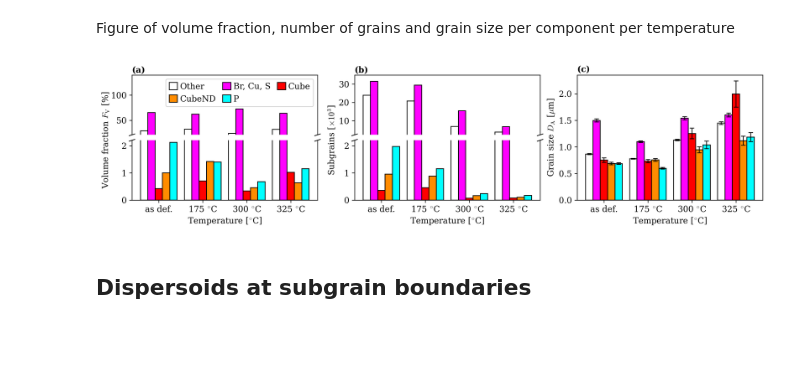
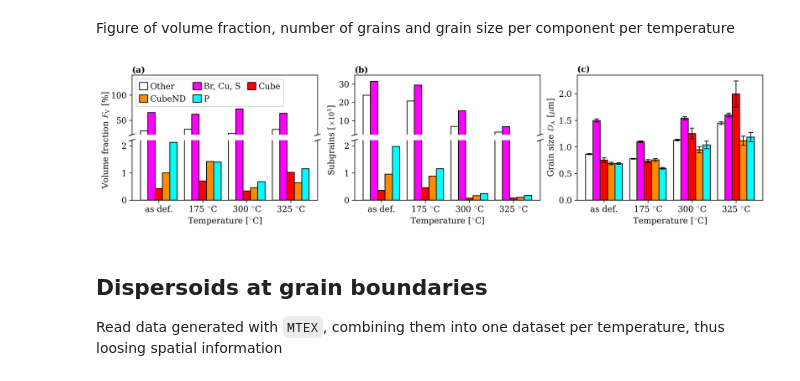
Before and after one commit to hakonanes/p-texture-al-mn-alloys, a Jupyter notebook: notebooks/generate_figures_for_paper.ipynb, the cells around one changed output. Saved outputs shown, nothing was run; the diff lists cells and outputs as text; code cells hidden in the pictures; blank space fills up the shorter version.

Commit message:
Complete first pass of figures for articles on (sub)grain bound.
Signed-off-by: Håkon Wiik Ånes <hwaanes@gmail.com>

```diff
--- a/notebooks/generate_figures_for_paper.ipynb
+++ b/notebooks/generate_figures_for_paper.ipynb
@@ -933,13 +943,13 @@ for sample in identifier:
 Add statistics for all grains of deformation texture
 # %%
 grain_stats["ecd_mean_def"] = np.average(
-    [grain_stats["ecd_mean_br"], grain_stats["ecd_mean_cu"], grain_stats["ecd_mean_s"]],
-    weights=[grain_stats["fv_br"], grain_stats["fv_cu"], grain_stats["fv_s"]],
+    [grain_stats.ecd_mean_br, grain_stats.ecd_mean_cu, grain_stats.ecd_mean_s],
+    weights=[grain_stats.fv_br, grain_stats.fv_cu, grain_stats.fv_s],
     axis=0
 )
 grain_stats["ecd_confint_def"] = np.average(
-    [grain_stats["ecd_confint_br"], grain_stats["ecd_confint_cu"], grain_stats["ecd_confint_s"]],
-    weights=[grain_stats["fv_br"], grain_stats["fv_cu"], grain_stats["fv_s"]],
+    [grain_stats.ecd_confint_br, grain_stats.ecd_confint_cu, grain_stats.ecd_confint_s],
+    weights=[grain_stats.fv_br, grain_stats.fv_cu, grain_stats.fv_s],
     axis=0
 )
 # %% [markdown]
@@ -1074,37 +1084,38 @@ for w, name, c in zip(
     ax2.bar(
         x + w,
         grain_stats[f"ecd_mean_{name.lower()}"],
         label=name,
         color=c,
         yerr=grain_stats[f"ecd_confint_{name.lower()}"],
         capsize=3,
         **bar_kw
     )
 # Labels
 ax2.set_xticks(x)
 ax2.set_xticklabels(titles)
 ax2.set_xlabel("Temperature [$^{\circ}$C]")
 ax2.set_ylabel(r"Grain size $D_{\mathrm{A}}$ [$\mu$m]")
 ax2.text(0, 1.01, "(c)", transform=ax2.transAxes, **title_kw)
 
 # Legend
 ax01.legend(
-#    handles=[handles[1], handles[0]] + handles[2:],
-#    labels=[comp_names[0], comp_name_def] + comp_names[4:7],
     handles=[handles[1], handles[3], handles[0], handles[4], handles[2]],
     labels=[comp_names[0], comp_names[5], comp_name_def, comp_names[6], comp_names[4]],
+    loc="upper left",
     ncol=3,
     handlelength=1,
     handleheight=1,
     handletextpad=0.3,
     columnspacing=0.83,
 )
 
 fig.subplots_adjust(wspace=0.2)
 fig.savefig(os.path.join(dir_article, "grain_stats/subgrain_stats.pdf"), **savefig_kw)
 # %% [output]
-[figure, old version]
+[figure, new version]
-# %% [markdown]
-## Dispersoids at subgrain boundaries
+# %% [markdown]
+## Dispersoids at grain boundaries
+
+Read data generated with `MTEX`, combining them into one dataset per temperature, thus loosing spatial information
 # %%
 gbs = {}
```
Also changed, not shown: parts of 28 cells of this notebook.
